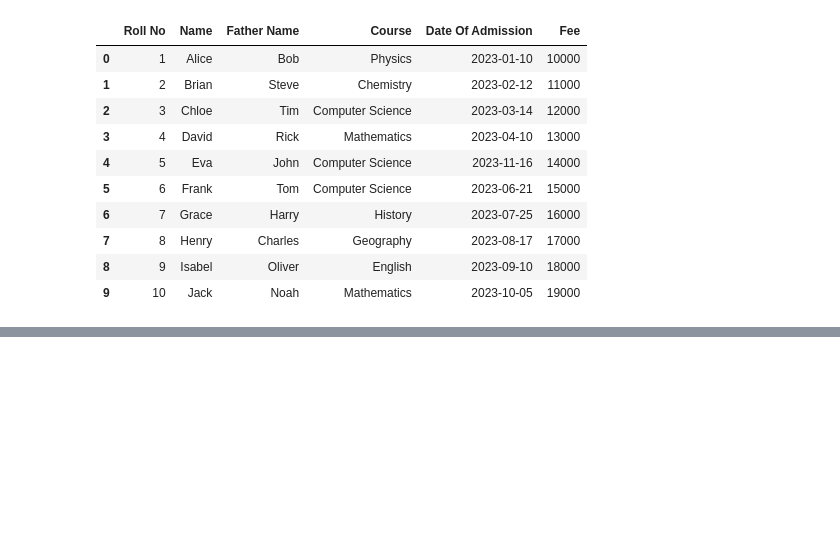
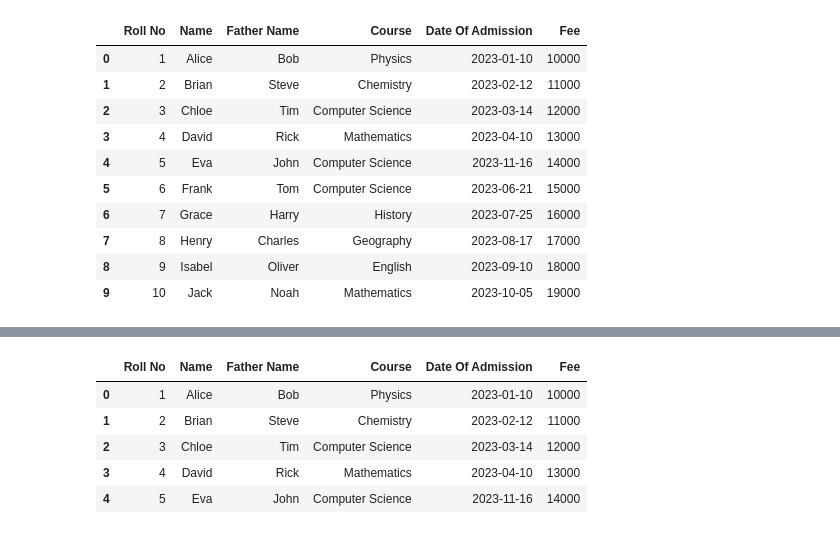
Before and after one commit to AhmedShaykh/NumPy-And-Pandas, a Jupyter notebook: pandas3.ipynb, the cells around one changed output, grey strips where cells are left out. Cells and saved outputs as stored; diff of their text form; code cells hidden in the pictures; blank space fills up the shorter version.

```diff
--- a/pandas3.ipynb
+++ b/pandas3.ipynb
@@ -208,0 +325,9 @@ studentsDf
+# %%
+studentsDf.head()
+# %% [output]
+|  | Roll No | Name | Father Name | Course | Date Of Admission | Fee |
+| 0 | 1 | Alice | Bob | Physics | 2023-01-10 | 10000 |
+| 1 | 2 | Brian | Steve | Chemistry | 2023-02-12 | 11000 |
+| 2 | 3 | Chloe | Tim | Computer Science | 2023-03-14 | 12000 |
+| 3 | 4 | David | Rick | Mathematics | 2023-04-10 | 13000 |
+| 4 | 5 | Eva | John | Computer Science | 2023-11-16 | 14000 |
```
Also changed, not shown: parts of 16 cells of this notebook.
